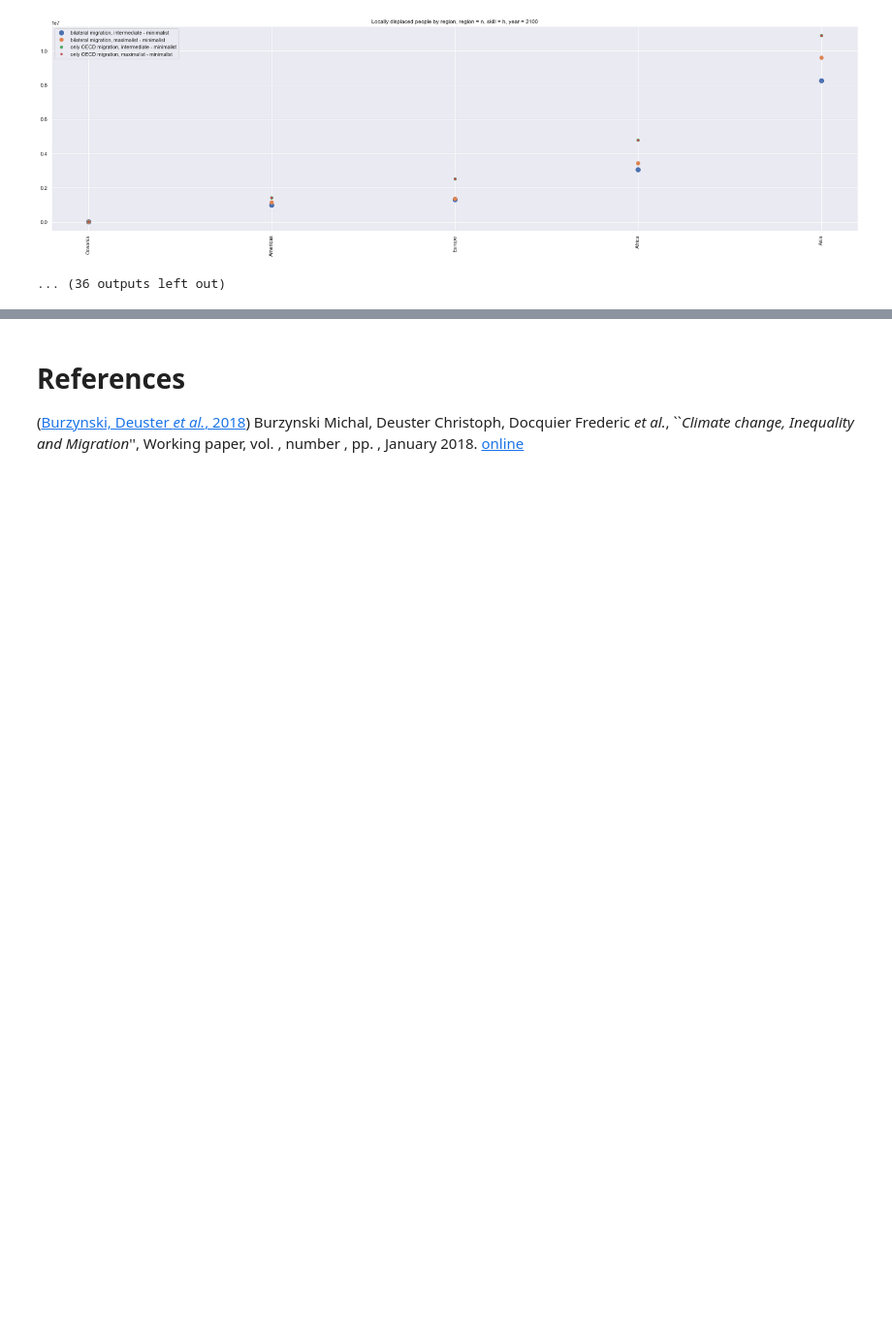
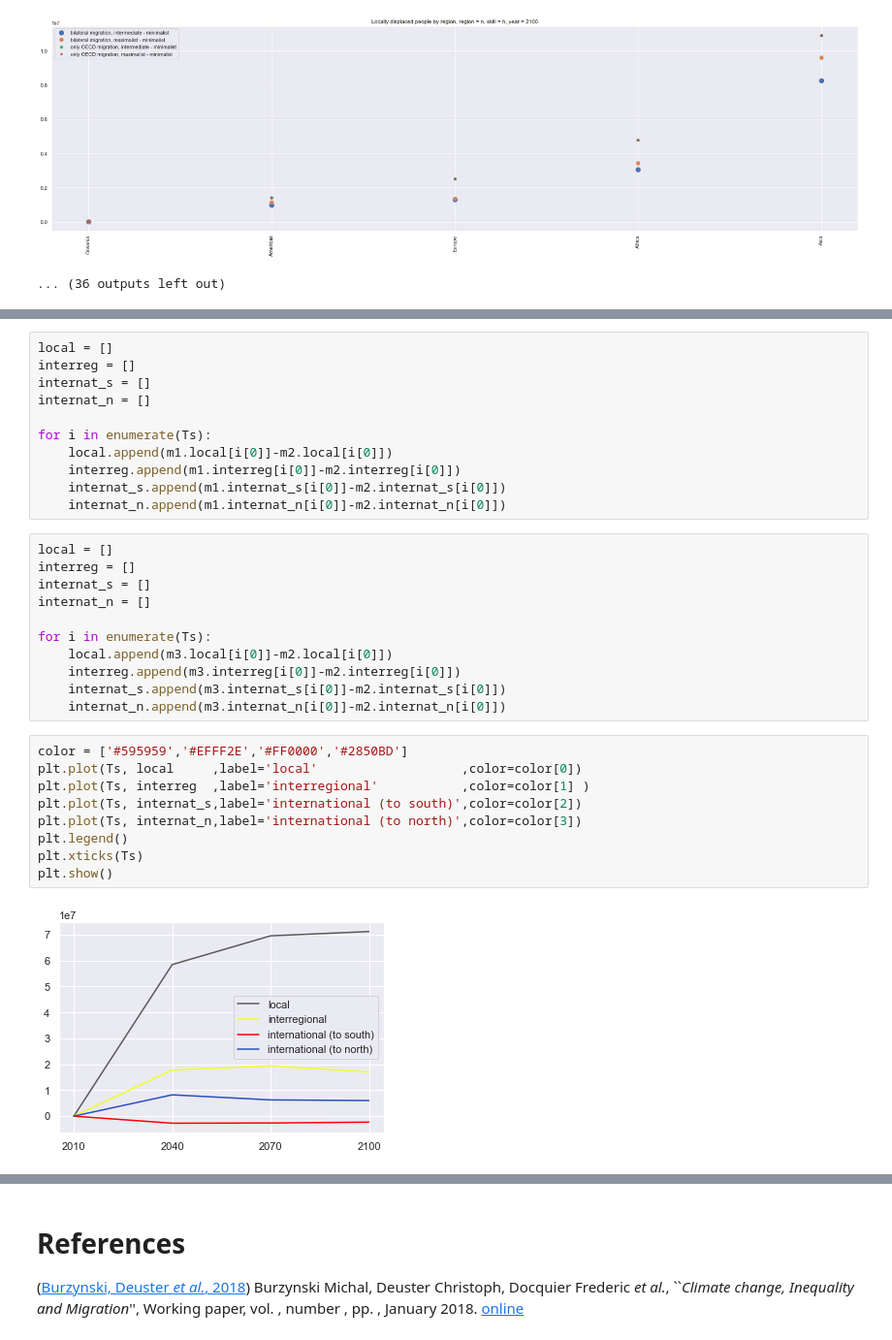
Before and after one commit to hscheewel/GeographyOfClimateMigration, a Jupyter notebook: model.ipynb, the cells around one changed output, grey strips where cells are left out. Shown at 97% size. Drawn from its saved outputs; the diff is of its cells as text; blank space fills up the shorter version.

```diff
--- a/model.ipynb
+++ b/model.ipynb
@@ -1231,0 +1281,33 @@ SankeyWidget(layout=Layout(height='700', width='500'), links=[{'source': 'German
+# %%
+local = []
+interreg = []
+internat_s = []
+internat_n = []
+
+for i in enumerate(Ts):
+    local.append(m1.local[i[0]]-m2.local[i[0]])
+    interreg.append(m1.interreg[i[0]]-m2.interreg[i[0]])
+    internat_s.append(m1.internat_s[i[0]]-m2.internat_s[i[0]])
+    internat_n.append(m1.internat_n[i[0]]-m2.internat_n[i[0]])
+# %%
+local = []
+interreg = []
+internat_s = []
+internat_n = []
+
+for i in enumerate(Ts):
+    local.append(m3.local[i[0]]-m2.local[i[0]])
+    interreg.append(m3.interreg[i[0]]-m2.interreg[i[0]])
+    internat_s.append(m3.internat_s[i[0]]-m2.internat_s[i[0]])
+    internat_n.append(m3.internat_n[i[0]]-m2.internat_n[i[0]])
+# %%
+color = ['#595959','#EFFF2E','#FF0000','#2850BD']
+plt.plot(Ts, local     ,label='local'                   ,color=color[0])
+plt.plot(Ts, interreg  ,label='interregional'           ,color=color[1] )
+plt.plot(Ts, internat_s,label='international (to south)',color=color[2])
+plt.plot(Ts, internat_n,label='international (to north)',color=color[3])
+plt.legend()
+plt.xticks(Ts)
+plt.show()
+# %% [output]
+[figure, added]
```
Also changed, not shown: parts of 19 cells of this notebook.
